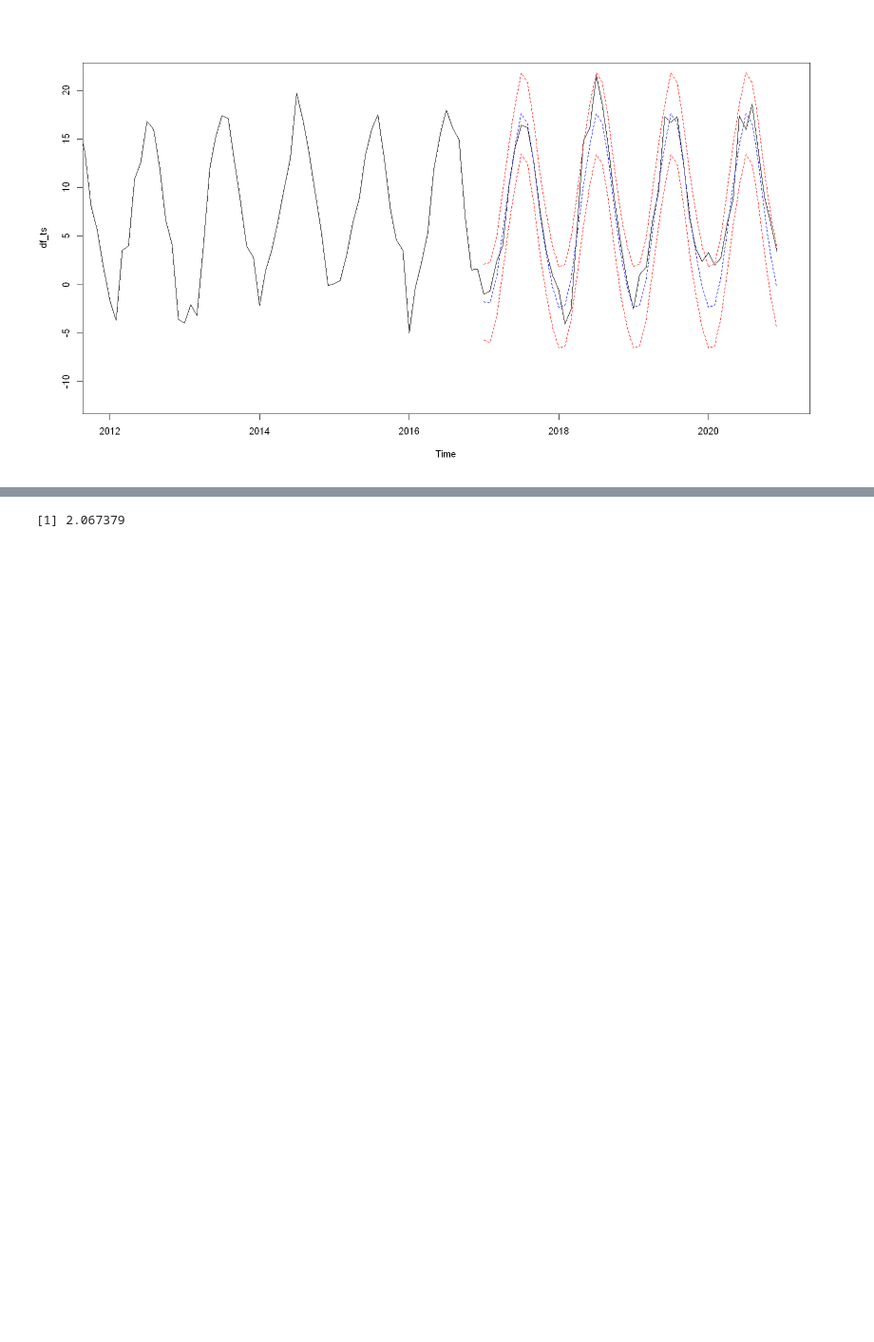
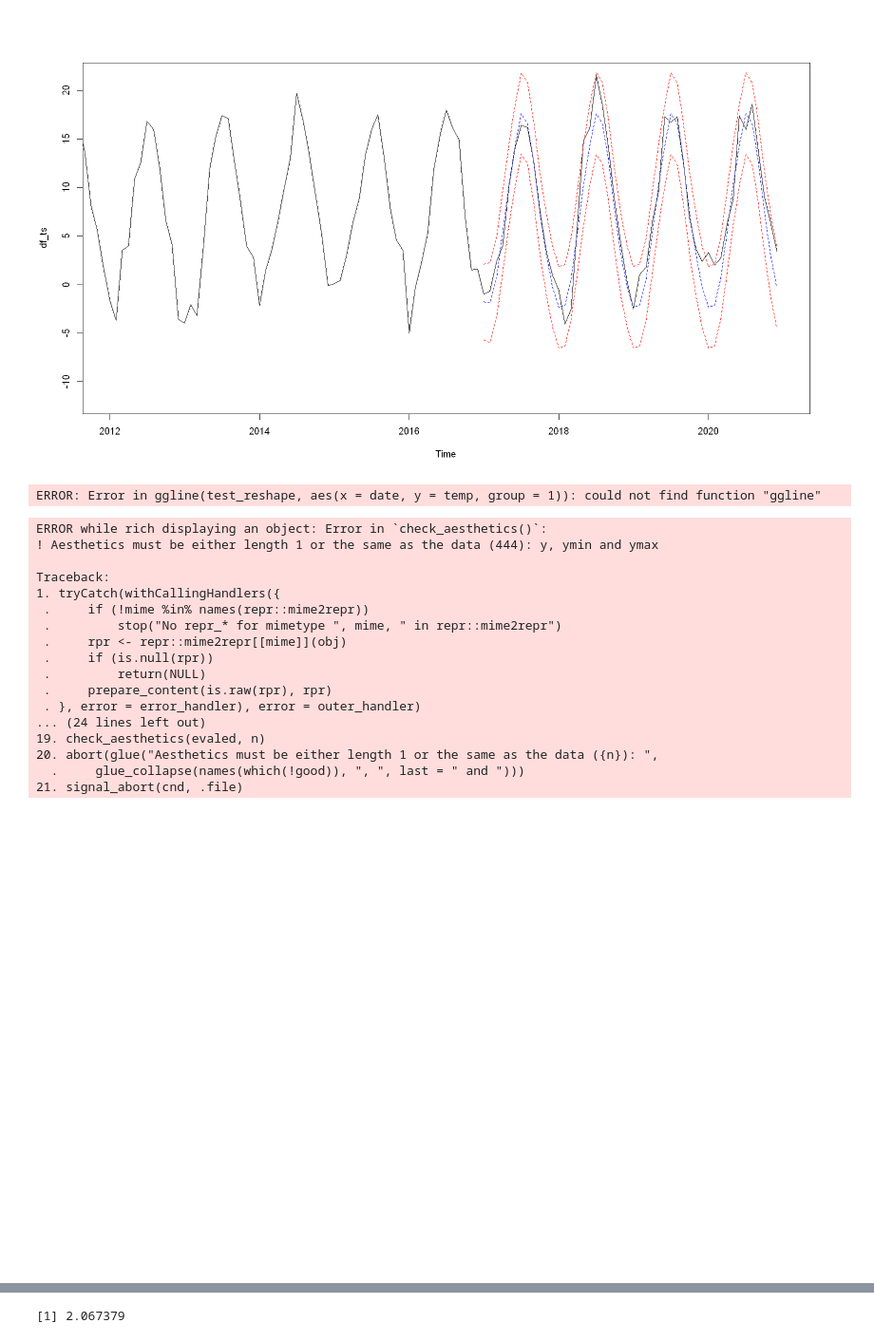
Before and after one commit to AndreasPalmgren/Sthlm-Temp-ARIMA, a Jupyter notebook: SthlmMeanTemperature.ipynb, the cells around one changed output, grey strips where cells are left out. Shown at 95% size. Cells and saved outputs as stored; diff of their text form; code cells hidden in the pictures; blank space fills up the shorter version.

```diff
--- a/SthlmMeanTemperature.ipynb
+++ b/SthlmMeanTemperature.ipynb
@@ -373,3 +369,42 @@ lines(pred$pred+2*pred$se, col="red", lty=2)
 lines(pred$pred-2*pred$se, col="red", lty=2)
 # %% [output]
 [figure]
+# %%
+pred_reshape <- data.frame(date=as.Date(as.yearmon(time(pred$pred))), temp=as.matrix(pred$pred))
+se_reshape <- data.frame(date=as.Date(as.yearmon(time(pred$se))), temp=as.matrix(pred$se))
+
+test_reshape <- data.frame(date=as.Date(as.yearmon(time(test))), temp=as.matrix(test))
+# %%
+ggplot(data=train_reshape, aes(x=date, y=temp, group=1))+
+    ggtitle("Monthly Mean Air Temperature (°C)")+
+    geom_line(color="blue", size=1.2)+
+    xlab("\nYear") + ylab("°C") +
+    th + theme(legend.position="none") +
+    ggline(test_reshape, aes(x=date, y=temp, group=1))
+# %% [output]
+ERROR: Error in ggline(test_reshape, aes(x = date, y = temp, group = 1)): could not find function "ggline"
+# %%
+ggplot(data=train_reshape, aes(x = date, group=1)) +
+    geom_line(data=train_reshape, aes(x = date, y = temp, group=1)) +
+    geom_line(data=test_reshape, aes(x = date, y = temp), col="red") +
+    geom_ribbon(aes(y = pred$pred, ymin = pred$pred - 2*pred$se, ymax = pred$pred + 2*pred$se, fill = 1), alpha = .2)
+    #stat_smooth(data=df2, aes(x = time, y = M, color = isin))
+# %% [output]
+ERROR while rich displaying an object: Error in `check_aesthetics()`:
+! Aesthetics must be either length 1 or the same as the data (444): y, ymin and ymax
+
+Traceback:
+1. tryCatch(withCallingHandlers({
+ .     if (!mime %in% names(repr::mime2repr))
+ .         stop("No repr_* for mimetype ", mime, " in repr::mime2repr")
+ .     rpr <- repr::mime2repr[[mime]](obj)
+ .     if (is.null(rpr))
+ .         return(NULL)
+ .     prepare_content(is.raw(rpr), rpr)
+ . }, error = error_handler), error = outer_handler)
+... (24 lines left out)
+19. check_aesthetics(evaled, n)
+20. abort(glue("Aesthetics must be either length 1 or the same as the data ({n}): ",
+  .     glue_collapse(names(which(!good)), ", ", last = " and ")))
+21. signal_abort(cnd, .file)
+[figure, added]
```
Also changed, not shown: parts of 37 cells of this notebook.
